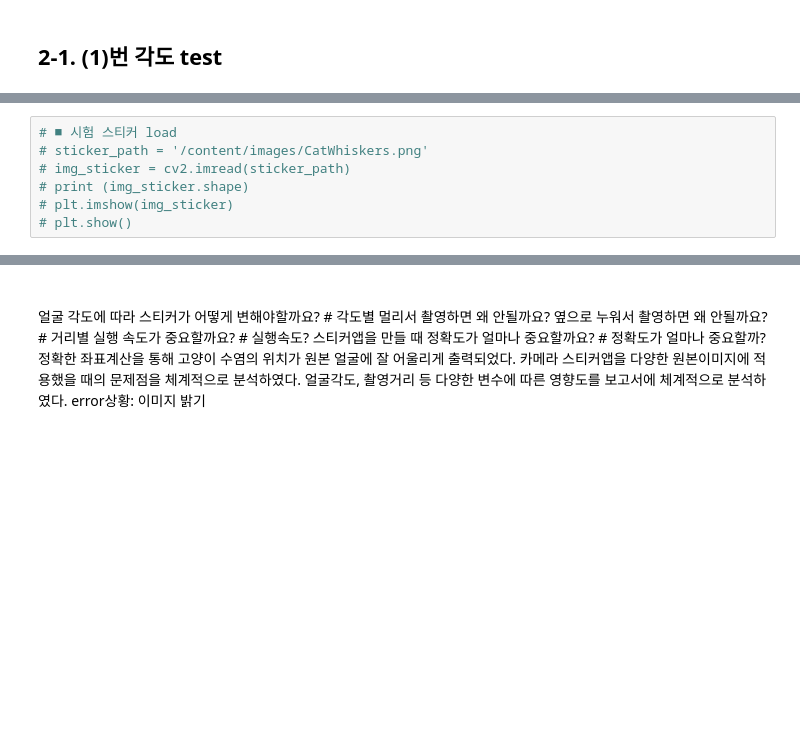
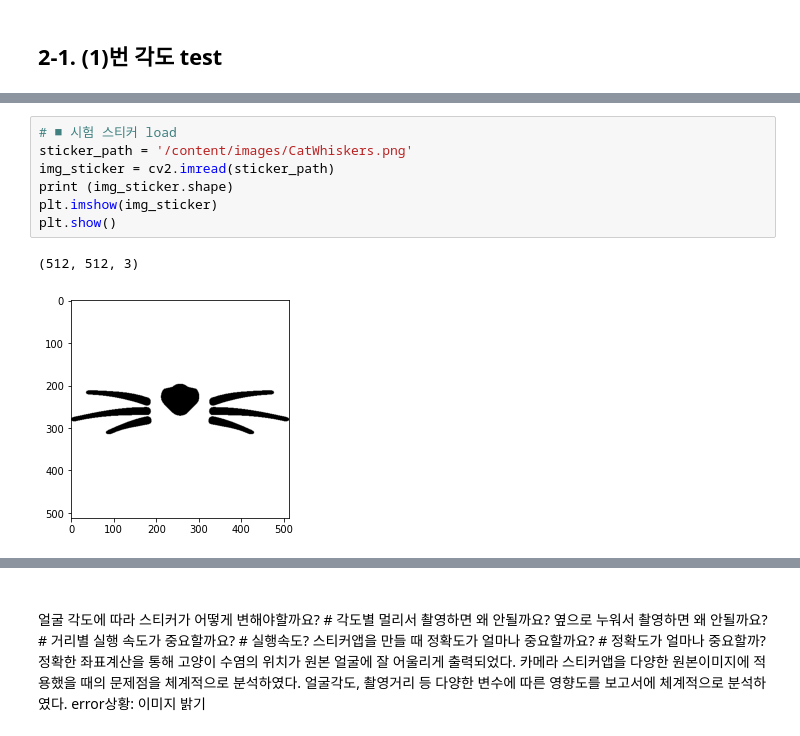
Before and after one commit to twelvesense/first-repository, a Jupyter notebook: ExplNode08.ipynb, the cells around one changed output, grey strips where cells are left out. Drawn from its saved outputs; the diff is of its cells as text; blank space fills up the shorter version.

```diff
--- a/ExplNode08.ipynb
+++ b/ExplNode08.ipynb
@@ -63,10 +116,13 @@ import dlib
 # %%
 # ■ 시험 스티커 load
-# sticker_path = '/content/images/CatWhiskers.png'
-# img_sticker = cv2.imread(sticker_path)
-# print (img_sticker.shape)
-# plt.imshow(img_sticker)
-# plt.show()
+sticker_path = '/content/images/CatWhiskers.png'
+img_sticker = cv2.imread(sticker_path)
+print (img_sticker.shape)
+plt.imshow(img_sticker)
+plt.show()
+# %% [output]
+(512, 512, 3)
+[figure, added]
 # %%
 # ■ 얼굴 검출 face detection
 # hog detector를 선언
```
Also changed, not shown: parts of 29 cells of this notebook.
